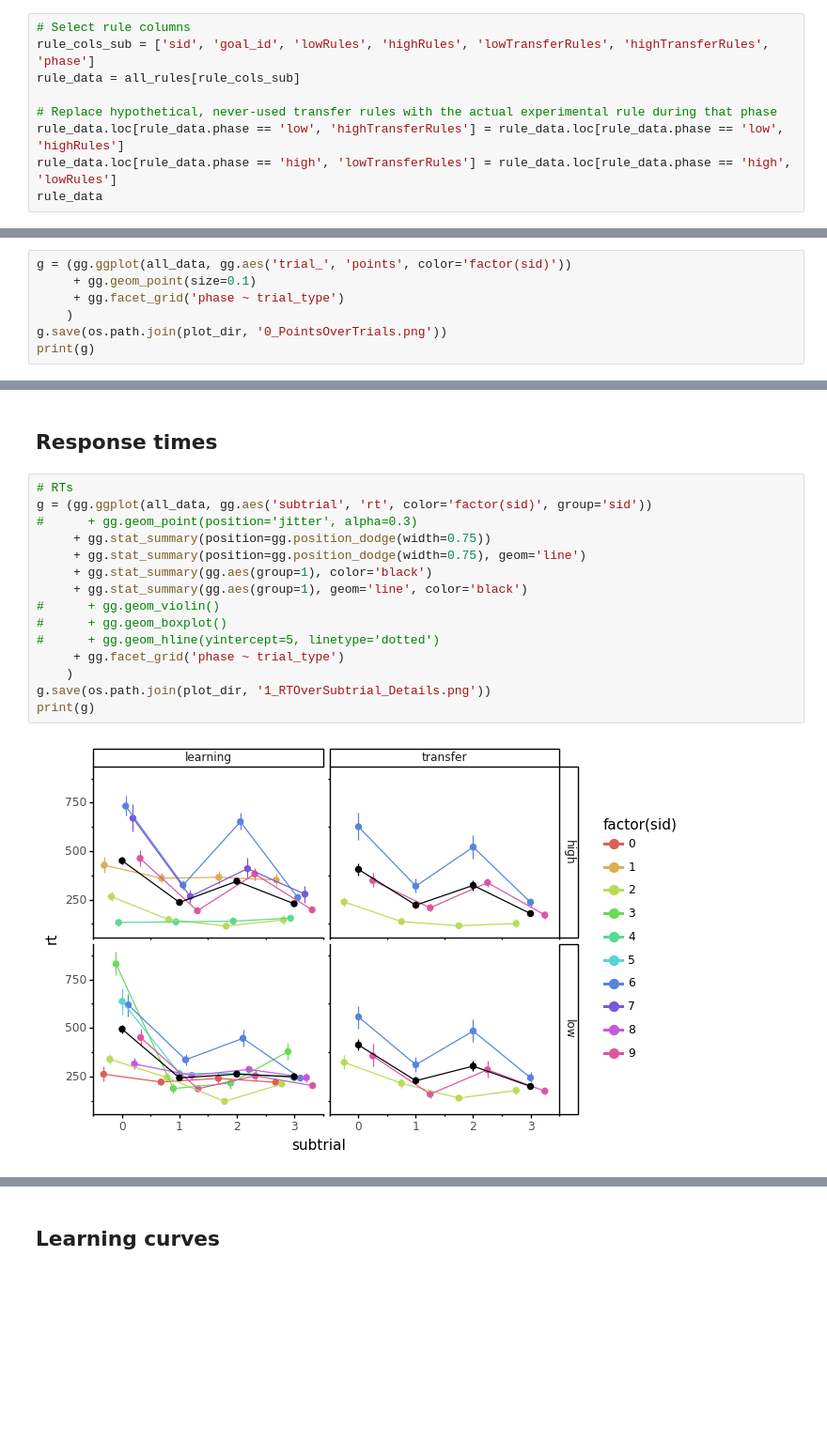
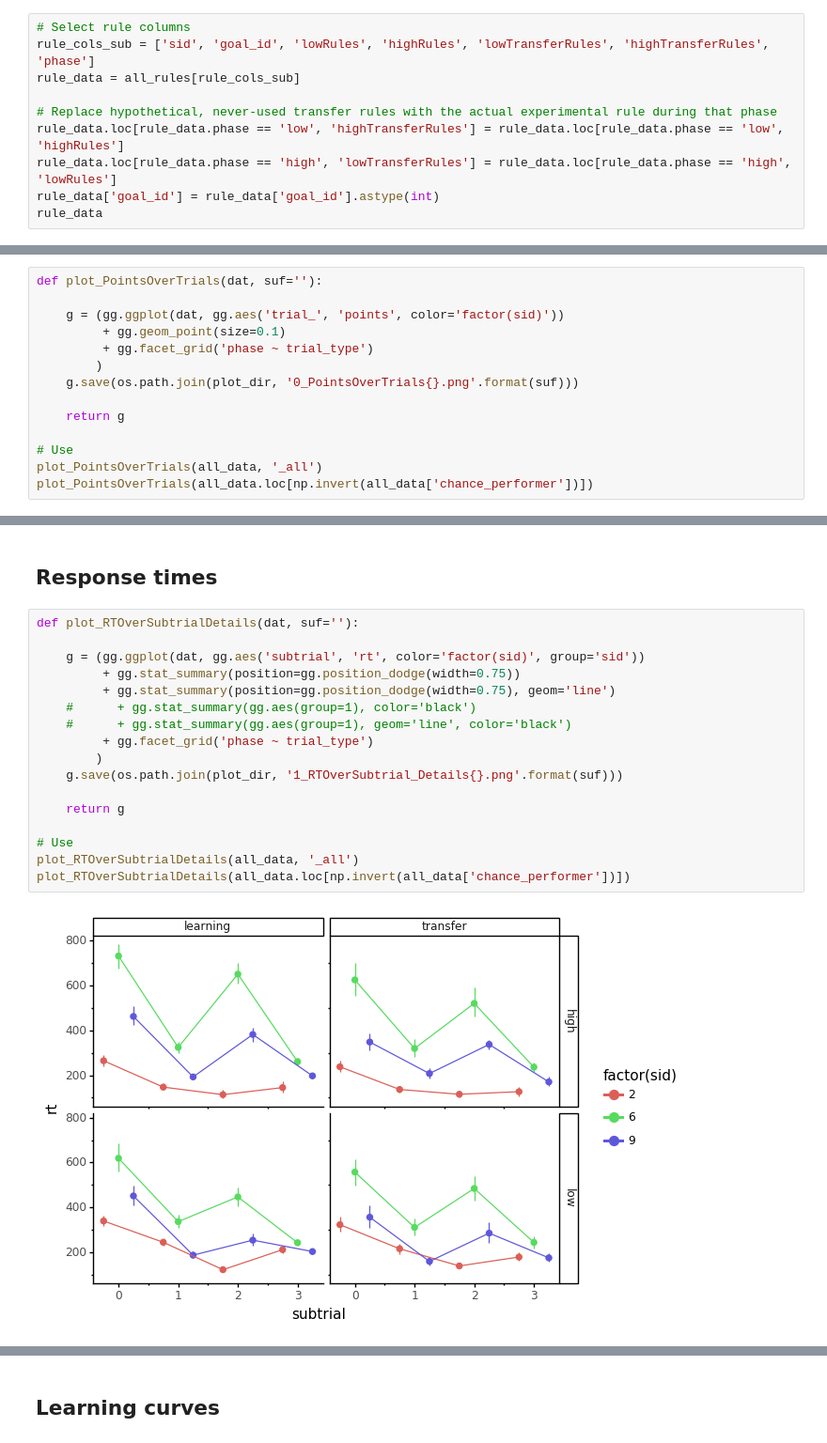
Before and after one commit to MariaEckstein/CHaRLy, a Jupyter notebook: CHaRLy_AmyData2.ipynb, the cells around one changed output, grey strips where cells are left out. Shown at 94% size. Drawn from its saved outputs; the diff is of its cells as text; blank space fills up the shorter version.

```diff
--- a/CHaRLy_AmyData2.ipynb
+++ b/CHaRLy_AmyData2.ipynb
@@ -167,6 +167,7 @@ rule_data = all_rules[rule_cols_sub]
 # Replace hypothetical, never-used transfer rules with the actual experimental rule during that phase
 rule_data.loc[rule_data.phase == 'low', 'highTransferRules'] = rule_data.loc[rule_data.phase == 'low', 'highRules']
 rule_data.loc[rule_data.phase == 'high', 'lowTransferRules'] = rule_data.loc[rule_data.phase == 'high', 'lowRules']
+rule_data['goal_id'] = rule_data['goal_id'].astype(int)
 rule_data
 # %% [output]
 A value is trying to be set on a copy of a slice from a DataFrame.
@@ -359,10 +378,17 @@ all_data.loc[:30, interesting_cols]
 # %% [markdown]
 ## Points won over time
 # %%
-g = (gg.ggplot(all_data, gg.aes('trial_', 'points', color='factor(sid)'))
-     + gg.geom_point(size=0.1)
-     + gg.facet_grid('phase ~ trial_type')
-    )
-g.save(os.path.join(plot_dir, '0_PointsOverTrials.png'))
-print(g)
+def plot_PointsOverTrials(dat, suf=''):
+
+    g = (gg.ggplot(dat, gg.aes('trial_', 'points', color='factor(sid)'))
+         + gg.geom_point(size=0.1)
+         + gg.facet_grid('phase ~ trial_type')
+        )
+    g.save(os.path.join(plot_dir, '0_PointsOverTrials{}.png'.format(suf)))
+
+    return g
+
+# Use
+plot_PointsOverTrials(all_data, '_all')
+plot_PointsOverTrials(all_data.loc[np.invert(all_data['chance_performer'])])
 # %% [output]
@@ -371,19 +397,21 @@ print(g)
 # %% [markdown]
 ## Response times
 # %%
-# RTs
-g = (gg.ggplot(all_data, gg.aes('subtrial', 'rt', color='factor(sid)', group='sid'))
-#      + gg.geom_point(position='jitter', alpha=0.3)
-     + gg.stat_summary(position=gg.position_dodge(width=0.75))
-     + gg.stat_summary(position=gg.position_dodge(width=0.75), geom='line')
-     + gg.stat_summary(gg.aes(group=1), color='black')
-     + gg.stat_summary(gg.aes(group=1), geom='line', color='black')
-#      + gg.geom_violin()
-#      + gg.geom_boxplot()
-#      + gg.geom_hline(yintercept=5, linetype='dotted')
-     + gg.facet_grid('phase ~ trial_type')
-    )
-g.save(os.path.join(plot_dir, '1_RTOverSubtrial_Details.png'))
-print(g)
+def plot_RTOverSubtrialDetails(dat, suf=''):
+
+    g = (gg.ggplot(dat, gg.aes('subtrial', 'rt', color='factor(sid)', group='sid'))
+         + gg.stat_summary(position=gg.position_dodge(width=0.75))
+         + gg.stat_summary(position=gg.position_dodge(width=0.75), geom='line')
+    #      + gg.stat_summary(gg.aes(group=1), color='black')
+    #      + gg.stat_summary(gg.aes(group=1), geom='line', color='black')
+         + gg.facet_grid('phase ~ trial_type')
+        )
+    g.save(os.path.join(plot_dir, '1_RTOverSubtrial_Details{}.png'.format(suf)))
+
+    return g
+
+# Use
+plot_RTOverSubtrialDetails(all_data, '_all')
+plot_RTOverSubtrialDetails(all_data.loc[np.invert(all_data['chance_performer'])])
 # %% [output]
-[figure, old version]
+[figure, new version]
```
Also changed, not shown: parts of 26 cells of this notebook.
